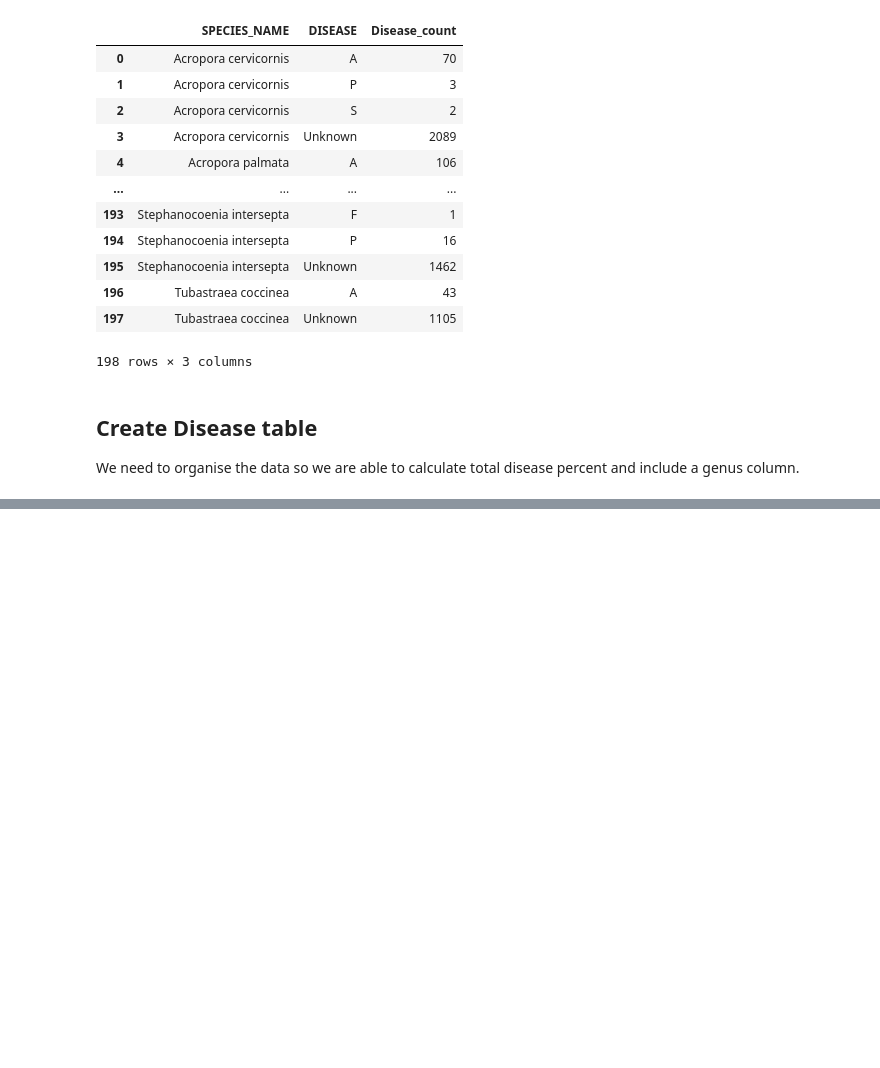
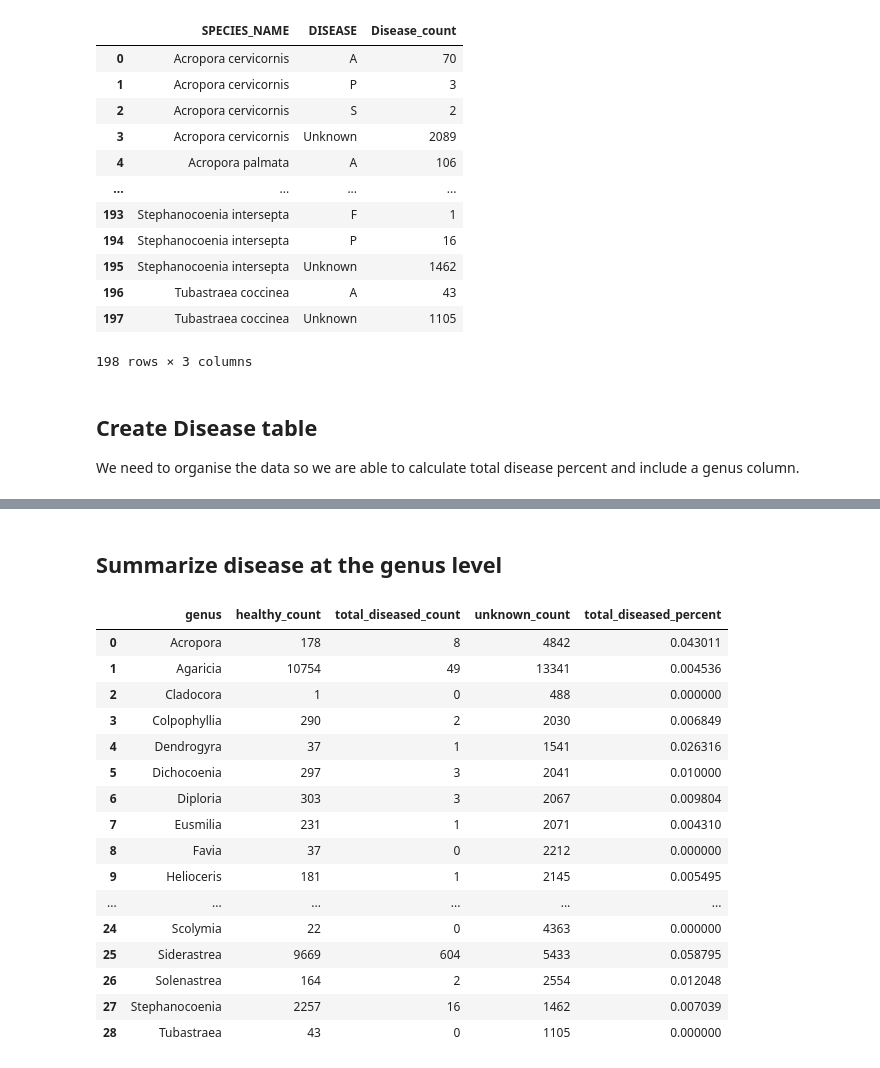
Before and after one commit to exhgphan/Coral_Disease_Datasets, a Jupyter notebook: Disease_Data/Scripts/NCRMP_USVI.ipynb, the cells around one changed output, grey strips where cells are left out. Drawn from its saved outputs; the diff is of its cells as text; code cells hidden in the pictures; blank space fills up the shorter version.

```diff
--- a/Disease_Data/Scripts/NCRMP_USVI.ipynb
+++ b/Disease_Data/Scripts/NCRMP_USVI.ipynb
@@ -138,3 +138,33 @@ disease_table
 68 rows × 5 columns
 # %%
 disease_table.to_csv("../Processed_Data/NCRMP_USVI_corals.csv",index_label="species")
+# %% [markdown]
+## Summarize disease at the genus level
+# %%
+final_column_names = ['genus', 'healthy_count', 'total_diseased_count','unknown_count']
+
+genus_table = disease_table.loc[:,final_column_names]
+genus_table = genus_table.groupby('genus')['healthy_count','total_diseased_count','unknown_count'].sum().reset_index()
+genus_table['total_diseased_percent'] = genus_table['total_diseased_count']/(genus_table['healthy_count'] + genus_table['total_diseased_count'])
+genus_table = genus_table.dropna()
+genus_table.to_csv("../Processed_Data/per_genus_disease_data/NCRMP_USVI_corals.csv",index_label="genus")
+
+genus_table
+# %% [output]
+|  | genus | healthy_count | total_diseased_count | unknown_count | total_diseased_percent |
+| 0 | Acropora | 178 | 8 | 4842 | 0.043011 |
+| 1 | Agaricia | 10754 | 49 | 13341 | 0.004536 |
+| 2 | Cladocora | 1 | 0 | 488 | 0.000000 |
+| 3 | Colpophyllia | 290 | 2 | 2030 | 0.006849 |
+| 4 | Dendrogyra | 37 | 1 | 1541 | 0.026316 |
+| 5 | Dichocoenia | 297 | 3 | 2041 | 0.010000 |
+| 6 | Diploria | 303 | 3 | 2067 | 0.009804 |
+| 7 | Eusmilia | 231 | 1 | 2071 | 0.004310 |
+| 8 | Favia | 37 | 0 | 2212 | 0.000000 |
+| 9 | Helioceris | 181 | 1 | 2145 | 0.005495 |
+| ... | ... | ... | ... | ... | ... |
+| 24 | Scolymia | 22 | 0 | 4363 | 0.000000 |
+| 25 | Siderastrea | 9669 | 604 | 5433 | 0.058795 |
+| 26 | Solenastrea | 164 | 2 | 2554 | 0.012048 |
+| 27 | Stephanocoenia | 2257 | 16 | 1462 | 0.007039 |
+| 28 | Tubastraea | 43 | 0 | 1105 | 0.000000 |
```
Also changed, not shown: parts of 1 cell of this notebook, 3 other files.
